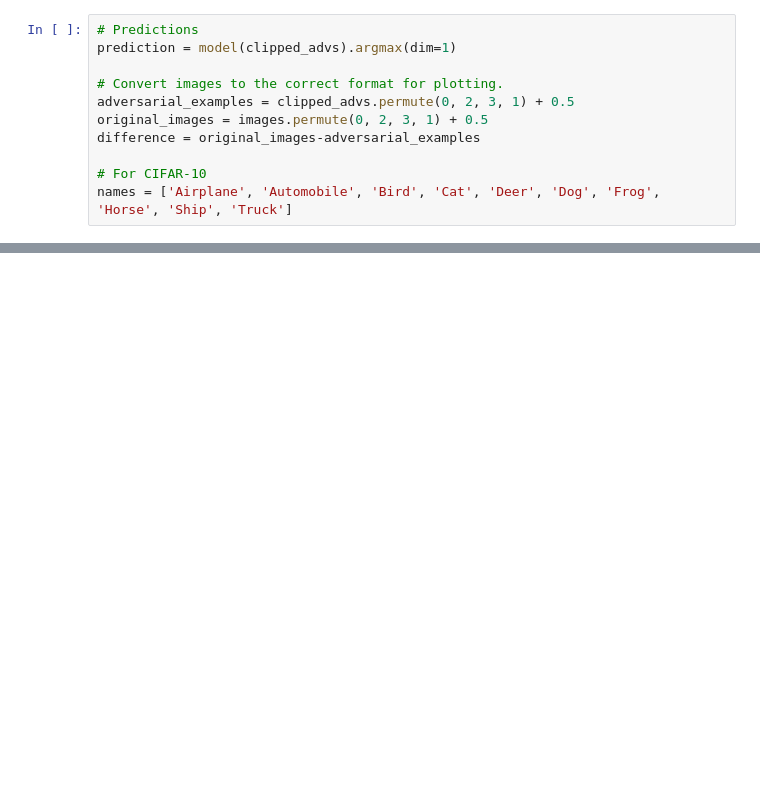
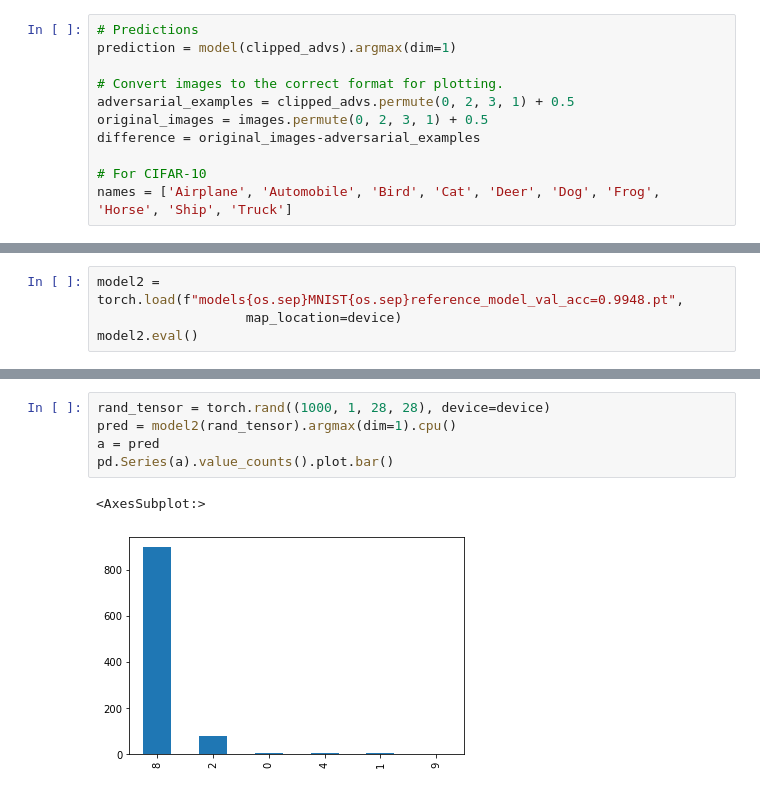
Before and after one commit to matthiasdellago/AdversarialLabelFlips, a Jupyter notebook: code/visualize.ipynb, the cells around one changed output, grey strips where cells are left out. Drawn from its saved outputs; the diff is of its cells as text; blank space fills up the shorter version.

```diff
--- a/code/visualize.ipynb
+++ b/code/visualize.ipynb
@@ -118,0 +127,4 @@ Attack was successful!
+# %%
+model2 = torch.load(f"models{os.sep}MNIST{os.sep}reference_model_val_acc=0.9948.pt",
+                   map_location=device)
+model2.eval()
@@ -118,0 +143,8 @@ Attack was successful!
+# %%
+rand_tensor = torch.rand((1000, 1, 28, 28), device=device)
+pred = model2(rand_tensor).argmax(dim=1).cpu()
+a = pred
+pd.Series(a).value_counts().plot.bar()
+# %% [output]
+<AxesSubplot:>
+[figure, added]
```
Also changed, not shown: parts of 4 cells of this notebook.
